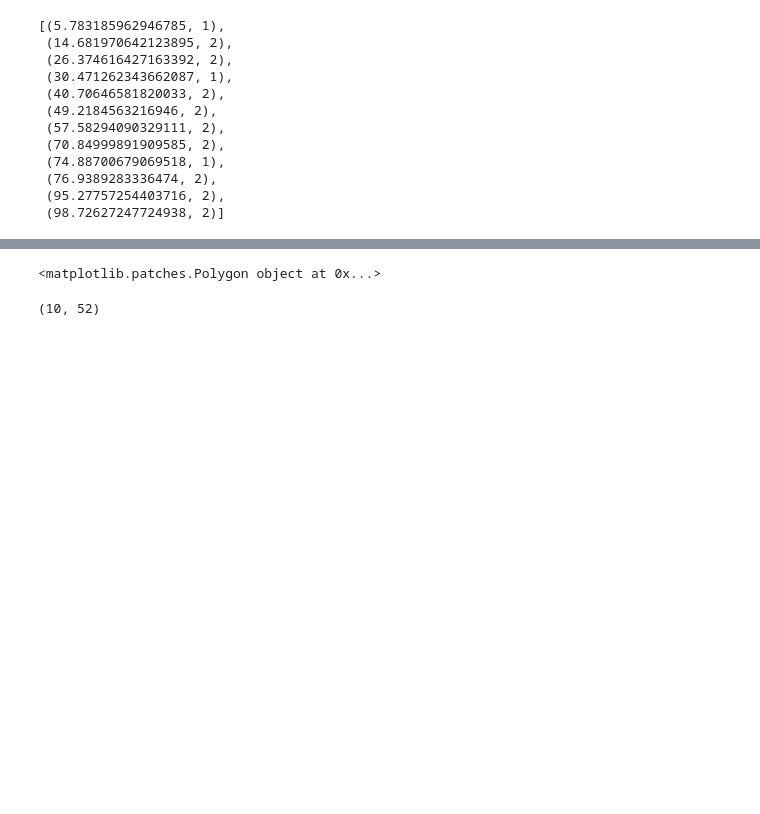
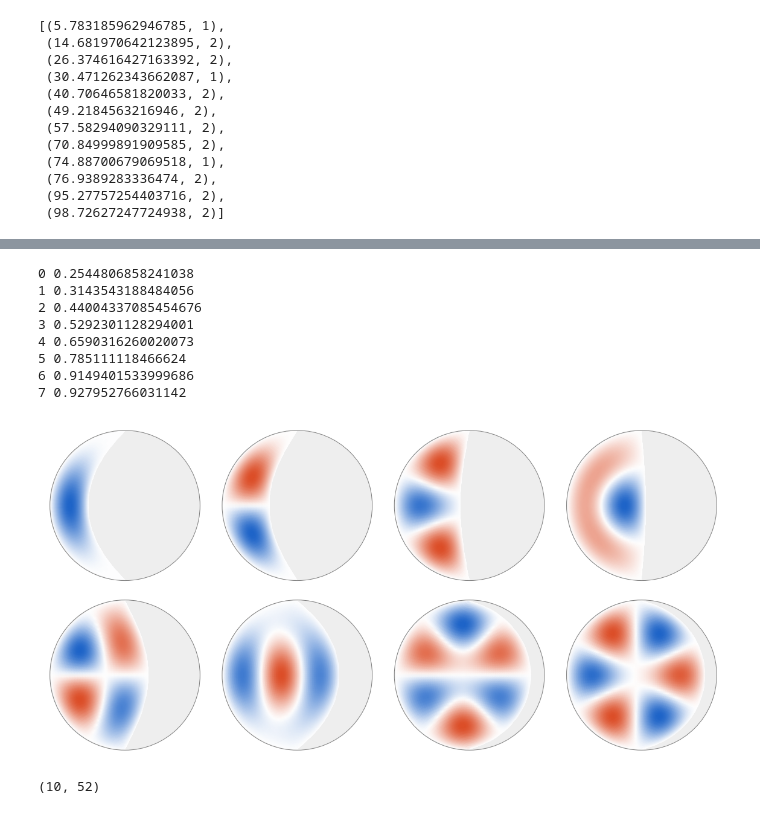
Before and after one commit to toonijn/PhD-thesis, a Jupyter notebook: img/chapter3/on_disc/disc.ipynb, the cells around one changed output, grey strips where cells are left out. Saved outputs shown, nothing was run; the diff lists cells and outputs as text; code cells hidden in the pictures; blank space fills up the shorter version.

Commit message:
update solutions on moons

```diff
--- a/img/chapter3/on_disc/disc.ipynb
+++ b/img/chapter3/on_disc/disc.ipynb
@@ -215,12 +210,12 @@ exact
  (95.27757254403716, 2),
  (98.72627247724938, 2)]
 # %%
-def eigenfunction(E, eps=1):
+def eigenfunction(E, eps=1, k=1):
     ts = np.linspace(-1, float(2*eps-1), nt+1)
 
     M = matrix_problem(eps)
-    E, v = scsl.eigs(M, k=1, sigma=float(E))
-    return E[0], np.real(v[:,0])
+    E, v = scsl.eigs(M, k=k, sigma=float(E))
+    return [(E[i], np.real(v[:,i])) for i in range(len(E))]
 # %%
 %%time
 
@@ -273,0 +263,12 @@ Wall time: 21.1 s
+# %%
+eigenfunctions = []
+for eps, m in domains:
+    for Ecorrected, eigvec in eigenfunction(E, eps, k=m):
+        print(Ecorrected, eps, m)
+        ts = np.linspace(-1, float(2*eps-1), nt+1)
+
+        Z = np.zeros((na+1, nt+1))
+        Z[1:-1,1:-1] = eigvec.reshape((na-1, nt-1))
+
+        X, Y = T(np.tile(alphas, (len(ts), 1)), np.tile(ts, (len(alphas), 1)).T)
+        eigenfunctions.append((Ecorrected, eps, (X, Y, Z)))
@@ -274,34 +284,45 @@ Wall time: 21.1 s
 # %%
 import matplotlib
 import matplotlib.pyplot as plt
 import matplotlib.patches as patches
 
-fig, axs = plt.subplots(2, 5, figsize=(20, 8))
+cols = 4
+fig, axs = plt.subplots(2, cols, figsize=(4*cols, 8))
 
 for row in axs:
     for ax in row:
         ax.axis('off')
         ax.xaxis.set_major_locator(matplotlib.ticker.NullLocator())
         ax.yaxis.set_major_locator(matplotlib.ticker.NullLocator())
 
 for plot_i, (E, eps, (X, Y, Z)) in enumerate(eigenfunctions):
     print(plot_i, eps)
     ts = np.linspace(-1, float(2*eps-1), nt+1)
 
     m = np.max(np.abs(Z))
-    ax = axs[plot_i // 5, plot_i%5]
+    ax = axs[plot_i // cols, plot_i % cols]
     ax.set_aspect(1)
     moon = patches.Polygon([
         tuple(map(float, T(alpha, t))) for alpha, t in (
-        [(0,1)]
+        [(-pi/2,1)]
         + [(alpha, ts[0]) for alpha in alphas]
-        + [(3.1415,1)]
+        + [(pi/2,1)]
         + [(alpha, ts[-1]) for alpha in alphas[::-1]]
-        + [(0,1)])
+        + [(-pi/2,1)])
     ], facecolor="none")
-    ax.add_patch(patches.Circle((0,0), 1.01, facecolor="lightgray", edgecolor="gray", linewidth=1, zorder=0))
+    ax.add_patch(patches.Circle((0,0), 1.01, facecolor="#eeeeee", edgecolor="gray", linewidth=1, zorder=0))
     ax.add_patch(moon)
     ax.pcolormesh(X, Y, Z, shading='gouraud', vmin=-m, vmax=m, cmap=ugent.RdBu, clip_on=True, clip_path=moon, zorder=5)
 
 plt.tight_layout()
-# plt.savefig("../img/disc.pdf", bbox_inches="tight")
+plt.savefig("solutions.pdf", bbox_inches="tight")
+# %% [output]
+0 0.2544806858241038
+1 0.3143543188484056
+2 0.44004337085454676
+3 0.5292301128294001
+4 0.6590316260020073
+5 0.785111118466624
+6 0.9149401533999686
+7 0.927952766031142
+[figure, added]
@@ -310,25 +329,3 @@ alphas[::-1]
-# %%
-import matplotlib.patches as patches
-import numpy as np
-
-eps = 0.6
-
-nt = 30
-na = 30
-
-ts = np.linspace(-1, float(2*eps-1), nt+1)
-alphas = np.linspace(0, float(2*pi), nt+1)
-
-patches.Polygon([
-        tuple(map(float, T(alpha, t))) for alpha, t in (
-        [(0,1)]
-        + [(alpha, ts[0]) for alpha in alphas]
-        + [(3.1415,1)]
-        + [(alpha, ts[-1]) for alpha in alphas[::-1]]
-        + [(0,1)])
-    ], facecolor="none")
-# %% [output]
-<matplotlib.patches.Polygon object at 0x...>
 # %%
     np.tile(alphas, (len(ts), 1)).shape
 # %% [output]
```
Also changed, not shown: parts of 9 cells of this notebook, 4 other files.
